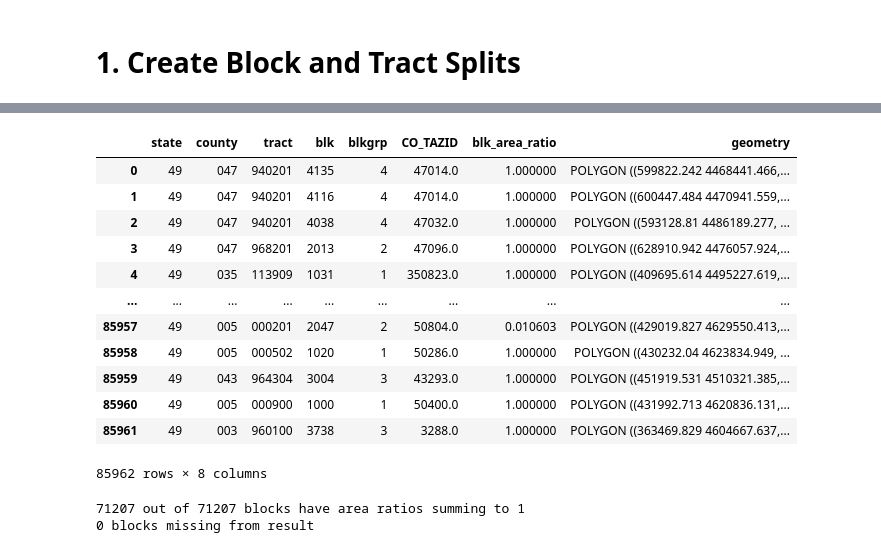
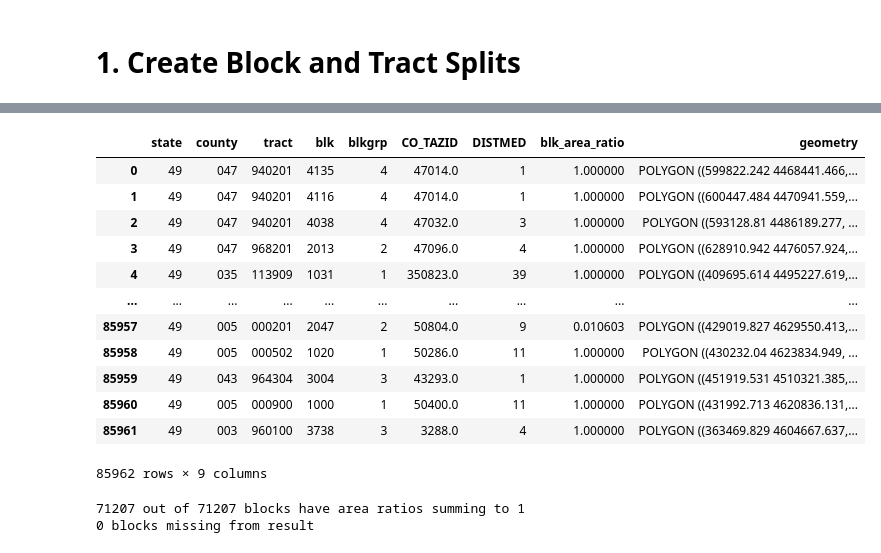
Before and after one commit to WFRCAnalytics/TDM-INP-TAZ-Age-Percent, a Jupyter notebook: 1-taz-age-percent.ipynb, the cells around one changed output, grey strips where cells are left out. Drawn from its saved outputs; the diff is of its cells as text; code cells hidden in the pictures.

Commit message:
Add medium district

```diff
--- a/1-taz-age-percent.ipynb
+++ b/1-taz-age-percent.ipynb
@@ -32,0 +29,38 @@ taz_gdf = gpd.read_file("data/USTMv4_20250729/USTMv4_20250729.shp")  # Must incl
+# %%
+# read in taz and census block group geometries
+blk_gdf = gpd.read_file("data/census/tl_2020_49_tabblock20/tl_2020_49_tabblock20.shp")
+taz_gdf = gpd.read_file("data/USTMv4_20250729/USTMv4_20250729.shp")  # Must include CO_TAZID
+
+# MEDIUM DISTRICTS are not yet assigned to new tazes, so join to old medium districts
+medium_district_v3_gdf = gpd.read_file("data/USTMv3_20210922/Dist_Medium.shp")
+
+# 0) (optional) make defensive copies
+taz = taz_gdf.copy()
+md  = medium_district_v3_gdf.copy()
+
+# 1) Use a projected CRS for centroids (better geometry). If TAZ is already projected, this keeps it.
+proj_crs = taz.estimate_utm_crs() if getattr(taz.crs, "is_geographic", False) else taz.crs
+
+# 2) Compute centroids in projected CRS
+taz_proj = taz.to_crs(proj_crs)
+taz_centroids = gpd.GeoDataFrame(
+    taz_proj.drop(columns="geometry"),
+    geometry=taz_proj.geometry.centroid,
+    crs=proj_crs
+)
+
+# 3) Align district CRS to the centroid CRS and do spatial join
+md_proj = md.to_crs(proj_crs)
+pts_in_md = gpd.sjoin(
+    taz_centroids,
+    md_proj[["DISTMED", "geometry"]],
+    how="left",
+    predicate="within"   # or "intersects" if you prefer
+)
+
+# 4) Bring DISTMED back to the *original* TAZ GeoDataFrame (keep original polygon geometry)
+taz_with_distmed = taz.join(pts_in_md["DISTMED"])
+
+# Result: taz_with_distmed has a new DISTMED column
+display(taz_with_distmed)
+taz_gdf = taz_with_distmed
@@ -112,54 +154,54 @@ blk_crs_gdf = blk_gdf.to_crs(taz_gdf.crs).copy()
 blk_crs_gdf['blk_area'] = blk_crs_gdf.geometry.area
 
 # Spatial intersection
-intersect_gdf = gpd.overlay(blk_crs_gdf, taz_gdf[['CO_TAZID','SUBAREAID','geometry']], how='intersection')
+intersect_gdf = gpd.overlay(blk_crs_gdf, taz_gdf[['CO_TAZID','SUBAREAID','geometry','DISTMED']], how='intersection')
 
 # Calculate area of intersected pieces
 intersect_gdf['intersect_area'] = intersect_gdf.geometry.area
 
 # Merge original block area into intersected GeoDF
 intersect_gdf = intersect_gdf.merge(
     blk_crs_gdf[['GEOID20', 'blk_area']], on='GEOID20'
 )
 
 # Filter out pieces <1% of original block
 intersect_gdf = intersect_gdf[
     (intersect_gdf['intersect_area'] / intersect_gdf['blk_area_x']) >= 0.01
 ]
 
 # Recalculate total area *remaining* per block (after filtering)
 total_remaining_area = intersect_gdf.groupby('GEOID20')['intersect_area'].sum().reset_index()
 total_remaining_area.rename(columns={'intersect_area': 'filtered_total_area'}, inplace=True)
 
 # Merge back in
 intersect_gdf = intersect_gdf.merge(total_remaining_area, on='GEOID20')
 
 # Compute final ratio relative to total *remaining* block area
 intersect_gdf['blk_area_ratio'] = intersect_gdf['intersect_area'] / intersect_gdf['filtered_total_area']
 
 intersect_gdf['state' ] = intersect_gdf['GEOID20'].str.slice( 0,  2)
 intersect_gdf['county'] = intersect_gdf['GEOID20'].str.slice( 2,  5)
 intersect_gdf['tract' ] = intersect_gdf['GEOID20'].str.slice( 5, 11)
 intersect_gdf['blk'   ] = intersect_gdf['GEOID20'].str.slice(11, 15)
 intersect_gdf['blkgrp'] = intersect_gdf['GEOID20'].str.slice(11, 12)
 
 # Final result (customize columns as needed)
-block_splits_gdf = intersect_gdf[['state','county','tract','blk','blkgrp','CO_TAZID', 'blk_area_ratio', 'geometry']]
+block_splits_gdf = intersect_gdf[['state','county','tract','blk','blkgrp','CO_TAZID','DISTMED','blk_area_ratio','geometry']]
 block_splits_gdf
 # %% [output]
-|  | state | county | tract | blk | blkgrp | CO_TAZID | blk_area_ratio | geometry |
-| 0 | 49 | 047 | 940201 | 4135 | 4 | 47014.0 | 1.000000 | POLYGON ((599822.242 4468441.466,... |
-| 1 | 49 | 047 | 940201 | 4116 | 4 | 47014.0 | 1.000000 | POLYGON ((600447.484 4470941.559,... |
-| 2 | 49 | 047 | 940201 | 4038 | 4 | 47032.0 | 1.000000 | POLYGON ((593128.81 4486189.277, ... |
-| 3 | 49 | 047 | 968201 | 2013 | 2 | 47096.0 | 1.000000 | POLYGON ((628910.942 4476057.924,... |
-| 4 | 49 | 035 | 113909 | 1031 | 1 | 350823.0 | 1.000000 | POLYGON ((409695.614 4495227.619,... |
-| ... | ... | ... | ... | ... | ... | ... | ... | ... |
-| 85957 | 49 | 005 | 000201 | 2047 | 2 | 50804.0 | 0.010603 | POLYGON ((429019.827 4629550.413,... |
-| 85958 | 49 | 005 | 000502 | 1020 | 1 | 50286.0 | 1.000000 | POLYGON ((430232.04 4623834.949, ... |
-| 85959 | 49 | 043 | 964304 | 3004 | 3 | 43293.0 | 1.000000 | POLYGON ((451919.531 4510321.385,... |
-| 85960 | 49 | 005 | 000900 | 1000 | 1 | 50400.0 | 1.000000 | POLYGON ((431992.713 4620836.131,... |
-| 85961 | 49 | 003 | 960100 | 3738 | 3 | 3288.0 | 1.000000 | POLYGON ((363469.829 4604667.637,... |
+|  | state | county | tract | blk | blkgrp | CO_TAZID | DISTMED | blk_area_ratio | geometry |
+| 0 | 49 | 047 | 940201 | 4135 | 4 | 47014.0 | 1 | 1.000000 | POLYGON ((599822.242 4468441.466,... |
+| 1 | 49 | 047 | 940201 | 4116 | 4 | 47014.0 | 1 | 1.000000 | POLYGON ((600447.484 4470941.559,... |
+| 2 | 49 | 047 | 940201 | 4038 | 4 | 47032.0 | 3 | 1.000000 | POLYGON ((593128.81 4486189.277, ... |
+| 3 | 49 | 047 | 968201 | 2013 | 2 | 47096.0 | 4 | 1.000000 | POLYGON ((628910.942 4476057.924,... |
+| 4 | 49 | 035 | 113909 | 1031 | 1 | 350823.0 | 39 | 1.000000 | POLYGON ((409695.614 4495227.619,... |
+| ... | ... | ... | ... | ... | ... | ... | ... | ... | ... |
+| 85957 | 49 | 005 | 000201 | 2047 | 2 | 50804.0 | 9 | 0.010603 | POLYGON ((429019.827 4629550.413,... |
+| 85958 | 49 | 005 | 000502 | 1020 | 1 | 50286.0 | 11 | 1.000000 | POLYGON ((430232.04 4623834.949, ... |
+| 85959 | 49 | 043 | 964304 | 3004 | 3 | 43293.0 | 1 | 1.000000 | POLYGON ((451919.531 4510321.385,... |
+| 85960 | 49 | 005 | 000900 | 1000 | 1 | 50400.0 | 11 | 1.000000 | POLYGON ((431992.713 4620836.131,... |
+| 85961 | 49 | 003 | 960100 | 3738 | 3 | 3288.0 | 4 | 1.000000 | POLYGON ((363469.829 4604667.637,... |
-85962 rows × 8 columns
+85962 rows × 9 columns
 # %%
 # check if block area ratios add back up to original number of blocks
 
```
Also changed, not shown: parts of 18 cells of this notebook, 2 other files.
